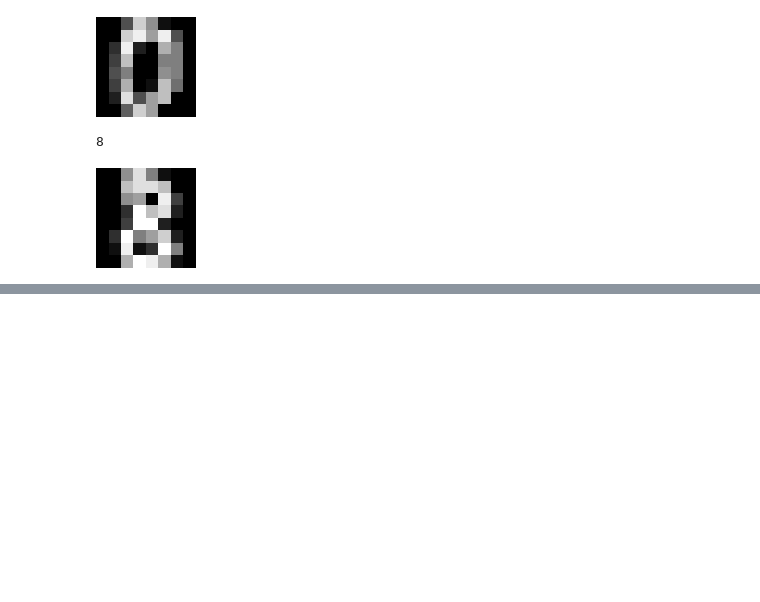
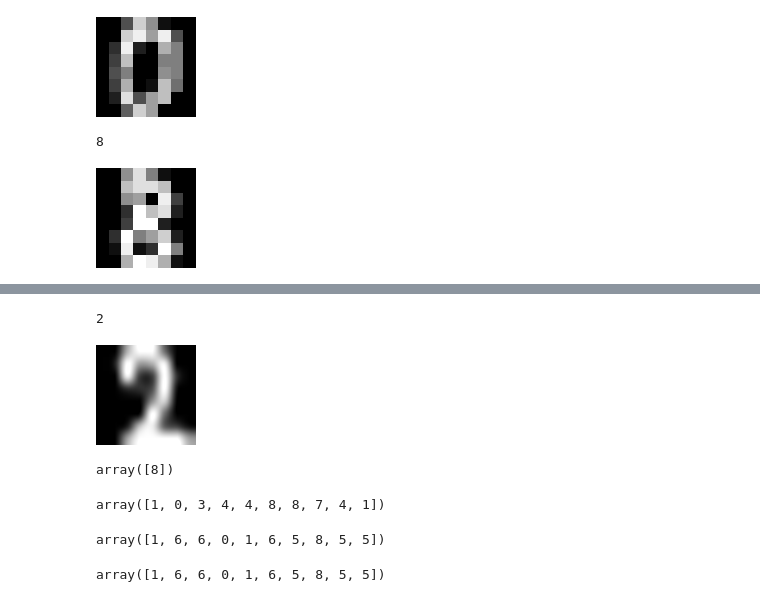
Before and after one commit to user20and21/Account, a Jupyter notebook: 3_Digit_Classification.ipynb, the cells around one changed output, grey strips where cells are left out. Drawn from its saved outputs; the diff is of its cells as text; code cells hidden in the pictures; blank space fills up the shorter version.

```diff
--- a/3_Digit_Classification.ipynb
+++ b/3_Digit_Classification.ipynb
@@ -60,0 +87,6 @@ Image.fromarray((data.images[i]/16 * 255).astype(np.uint8)).resize((100, 100), r
+# %%
+print(y_test[100])
+Image.fromarray((x_test[100].reshape((8,8))/16*255).astype(np.uint8)).resize((100, 100))
+# %% [output]
+2
+[figure, added]
@@ -60,0 +97,4 @@ Image.fromarray((data.images[i]/16 * 255).astype(np.uint8)).resize((100, 100), r
+# %%
+model.predict(x_train[5:6]) #expects a list rather than one image
+# %% [output]
+array([8])
@@ -60,0 +103,12 @@ Image.fromarray((data.images[i]/16 * 255).astype(np.uint8)).resize((100, 100), r
+# %%
+model.predict(x_train[:10])
+# %% [output]
+array([1, 0, 3, 4, 4, 8, 8, 7, 4, 1])
+# %%
+model.predict(x_test[:10])
+# %% [output]
+array([1, 6, 6, 0, 1, 6, 5, 8, 5, 5])
+# %%
+y_test[:10]
+# %% [output]
+array([1, 6, 6, 0, 1, 6, 5, 8, 5, 5])
```
Also changed, not shown: parts of 7 cells of this notebook.
